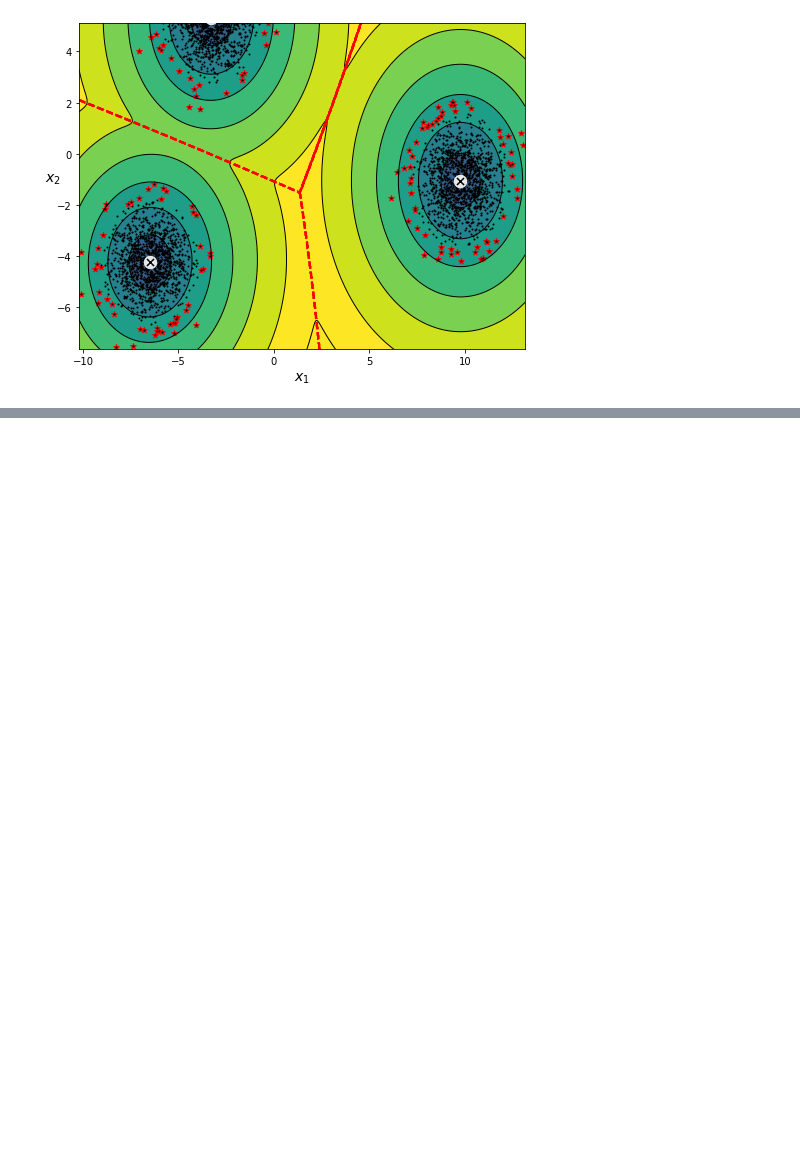
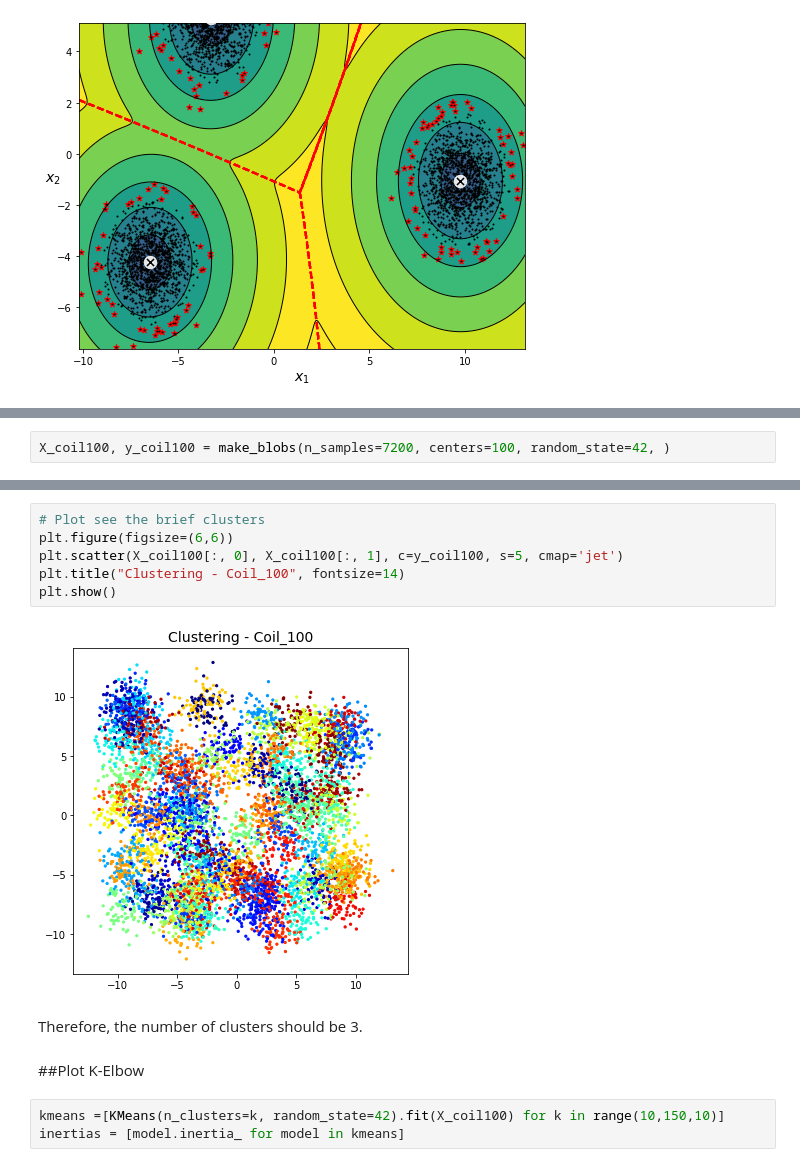
Before and after one commit to seansothey/DataScience-MachineLearning-Research, a Jupyter notebook: Project6_Unsupervised_Learning.ipynb, the cells around one changed output, grey strips where cells are left out. Saved outputs shown, nothing was run; the diff lists cells and outputs as text; blank space fills up the shorter version.

```diff
--- a/Project6_Unsupervised_Learning.ipynb
+++ b/Project6_Unsupervised_Learning.ipynb
@@ -525,0 +577,2 @@ plt.show()
+# %%
+X_coil100, y_coil100 = make_blobs(n_samples=7200, centers=100, random_state=42, )
@@ -525,0 +583,15 @@ plt.show()
+# %%
+# Plot see the brief clusters
+plt.figure(figsize=(6,6))
+plt.scatter(X_coil100[:, 0], X_coil100[:, 1], c=y_coil100, s=5, cmap='jet')
+plt.title("Clustering - Coil_100", fontsize=14)
+plt.show()
+# %% [output]
+[figure, added]
+# %% [markdown]
+Therefore, the number of clusters should be 3.
+# %% [markdown]
+##Plot K-Elbow
+# %%
+kmeans =[KMeans(n_clusters=k, random_state=42).fit(X_coil100) for k in range(10,150,10)]
+inertias = [model.inertia_ for model in kmeans]
```
Also changed, not shown: parts of 91 cells of this notebook.
